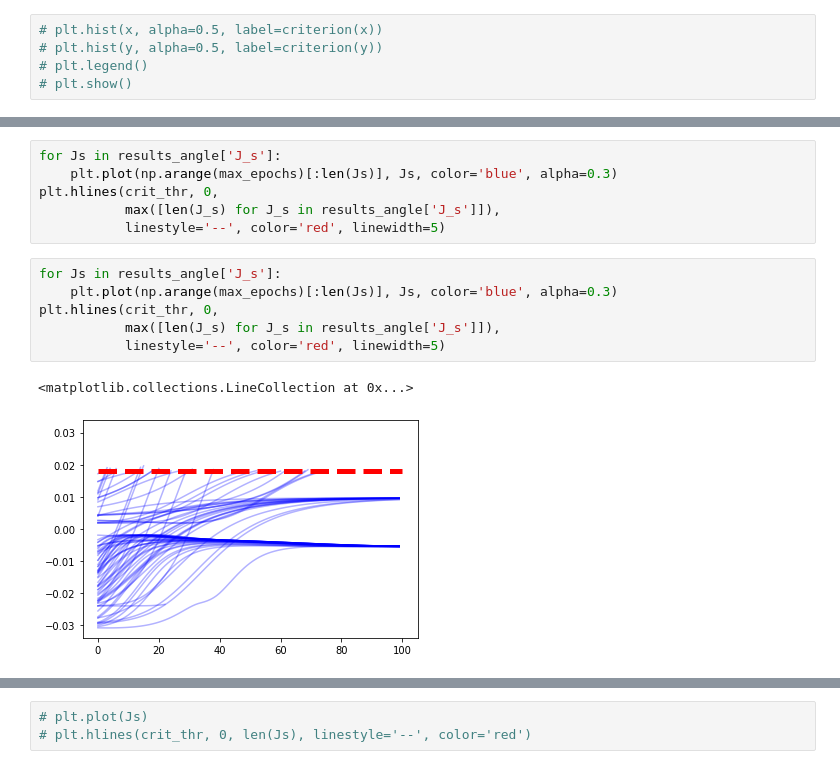
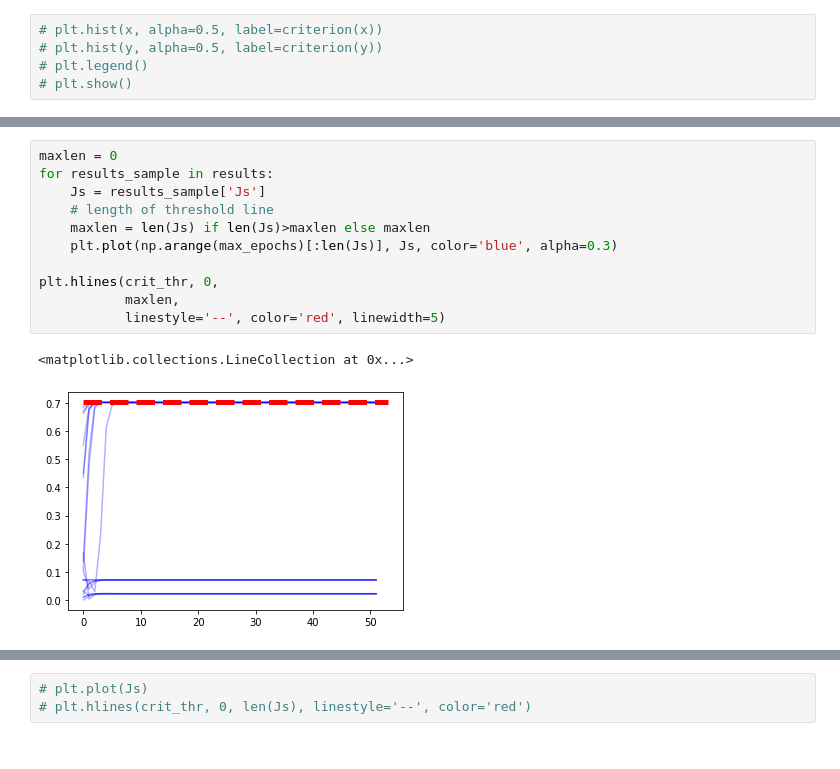
Before and after one commit to blufzzz/NonlinearHebbianPlasticity, a Jupyter notebook: baseline.ipynb, the cells around one changed output, grey strips where cells are left out. Cells and saved outputs as stored; diff of their text form.

```diff
--- a/baseline.ipynb
+++ b/baseline.ipynb
@@ -203,18 +252,17 @@ for _ in tqdm(range(n_trials)):
 # %%
-for Js in results_angle['J_s']:
+maxlen = 0
+for results_sample in results:
+    Js = results_sample['Js']
+    # length of threshold line
+    maxlen = len(Js) if len(Js)>maxlen else maxlen
     plt.plot(np.arange(max_epochs)[:len(Js)], Js, color='blue', alpha=0.3)
+
 plt.hlines(crit_thr, 0,
-           max([len(J_s) for J_s in results_angle['J_s']]),
+           maxlen,
            linestyle='--', color='red', linewidth=5)
+# %% [output]
+<matplotlib.collections.LineCollection at 0x...>
+[figure, added]
-# %%
-for Js in results_angle['J_s']:
-    plt.plot(np.arange(max_epochs)[:len(Js)], Js, color='blue', alpha=0.3)
-plt.hlines(crit_thr, 0,
-           max([len(J_s) for J_s in results_angle['J_s']]),
-           linestyle='--', color='red', linewidth=5)
-# %% [output]
-<matplotlib.collections.LineCollection at 0x...>
-[figure, removed]
 # %%
 plt.scatter(inpt[0], inpt[1], c=outpt[0])
 
```
Also changed, not shown: parts of 15 cells of this notebook, 6 other files.
